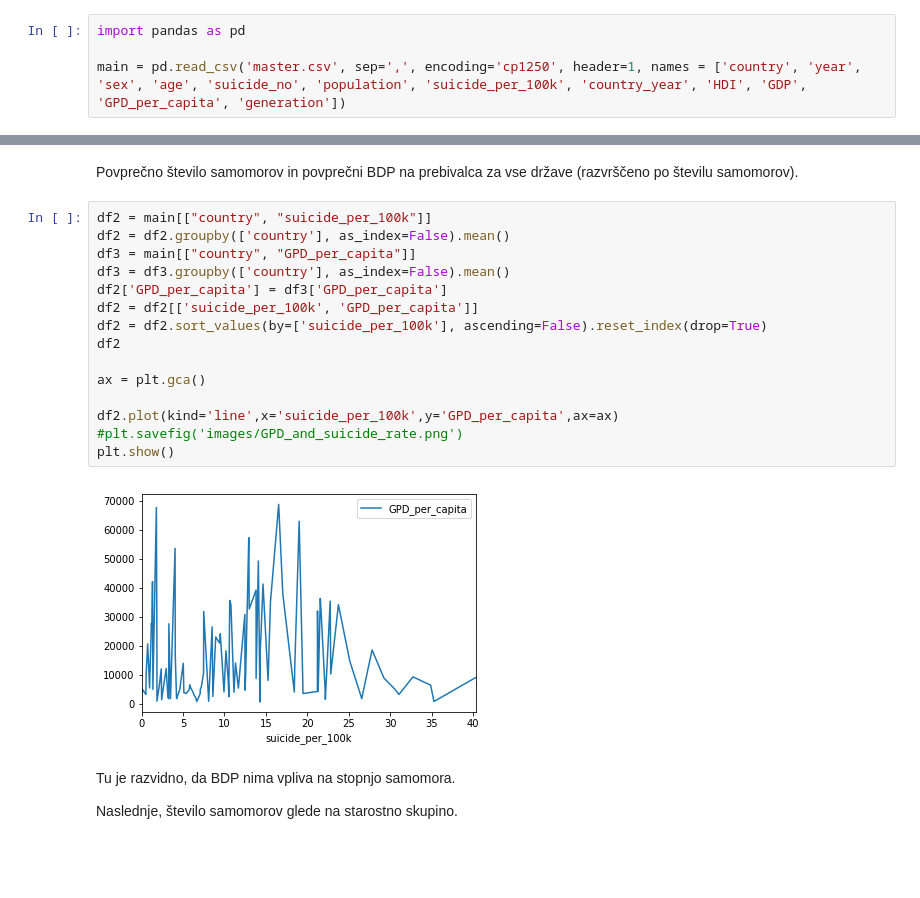
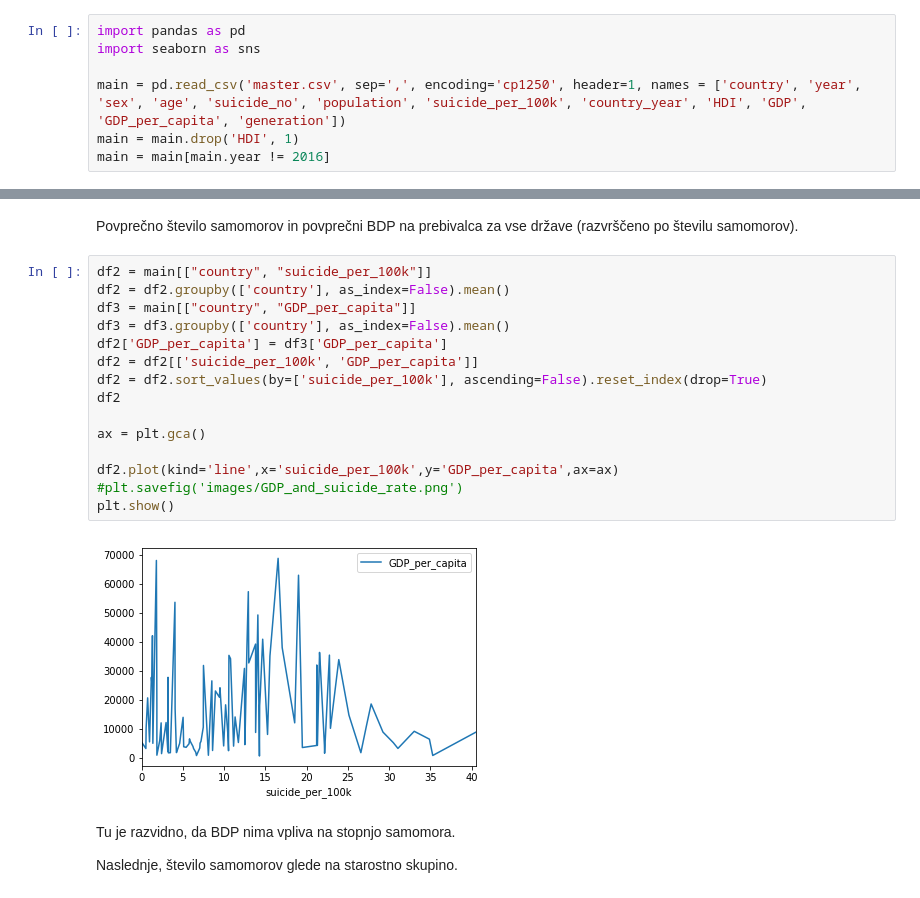
Before and after one commit to np6818/PR19NPZPTK, a Jupyter notebook: project_code.ipynb, the cells around one changed output, grey strips where cells are left out. Cells and saved outputs as stored; diff of their text form; blank space fills up the shorter version.

```diff
--- a/project_code.ipynb
+++ b/project_code.ipynb
@@ -39,7 +39,10 @@ S preprosto funkcijo smo prebrali podatke iz datoteke "master.csv", v pandas dat
 # %%
 import pandas as pd
+import seaborn as sns
 
-main = pd.read_csv('master.csv', sep=',', encoding='cp1250', header=1, names = ['country', 'year', 'sex', 'age', 'suicide_no', 'population', 'suicide_per_100k', 'country_year', 'HDI', 'GDP', 'GPD_per_capita', 'generation'])
+main = pd.read_csv('master.csv', sep=',', encoding='cp1250', header=1, names = ['country', 'year', 'sex', 'age', 'suicide_no', 'population', 'suicide_per_100k', 'country_year', 'HDI', 'GDP', 'GDP_per_capita', 'generation'])
+main = main.drop('HDI', 1)
+main = main[main.year != 2016]
 # %% [markdown]
 ### Nekaj vizualnih predstavitev
 
@@ -81,20 +84,20 @@ Povprečno število samomorov in povprečni BDP na prebivalca za vse države (ra
 # %%
 df2 = main[["country", "suicide_per_100k"]]
 df2 = df2.groupby(['country'], as_index=False).mean()
-df3 = main[["country", "GPD_per_capita"]]
+df3 = main[["country", "GDP_per_capita"]]
 df3 = df3.groupby(['country'], as_index=False).mean()
-df2['GPD_per_capita'] = df3['GPD_per_capita']
-df2 = df2[['suicide_per_100k', 'GPD_per_capita']]
+df2['GDP_per_capita'] = df3['GDP_per_capita']
+df2 = df2[['suicide_per_100k', 'GDP_per_capita']]
 df2 = df2.sort_values(by=['suicide_per_100k'], ascending=False).reset_index(drop=True)
 df2
 
 ax = plt.gca()
 
-df2.plot(kind='line',x='suicide_per_100k',y='GPD_per_capita',ax=ax)
-#plt.savefig('images/GPD_and_suicide_rate.png')
+df2.plot(kind='line',x='suicide_per_100k',y='GDP_per_capita',ax=ax)
+#plt.savefig('images/GDP_and_suicide_rate.png')
 plt.show()
 # %% [output]
-[figure, old version]
+[figure, new version]
 # %% [markdown]
 Tu je razvidno, da BDP nima vpliva na stopnjo samomora.
 
```
Also changed, not shown: parts of 18 cells of this notebook, 3 other files.
